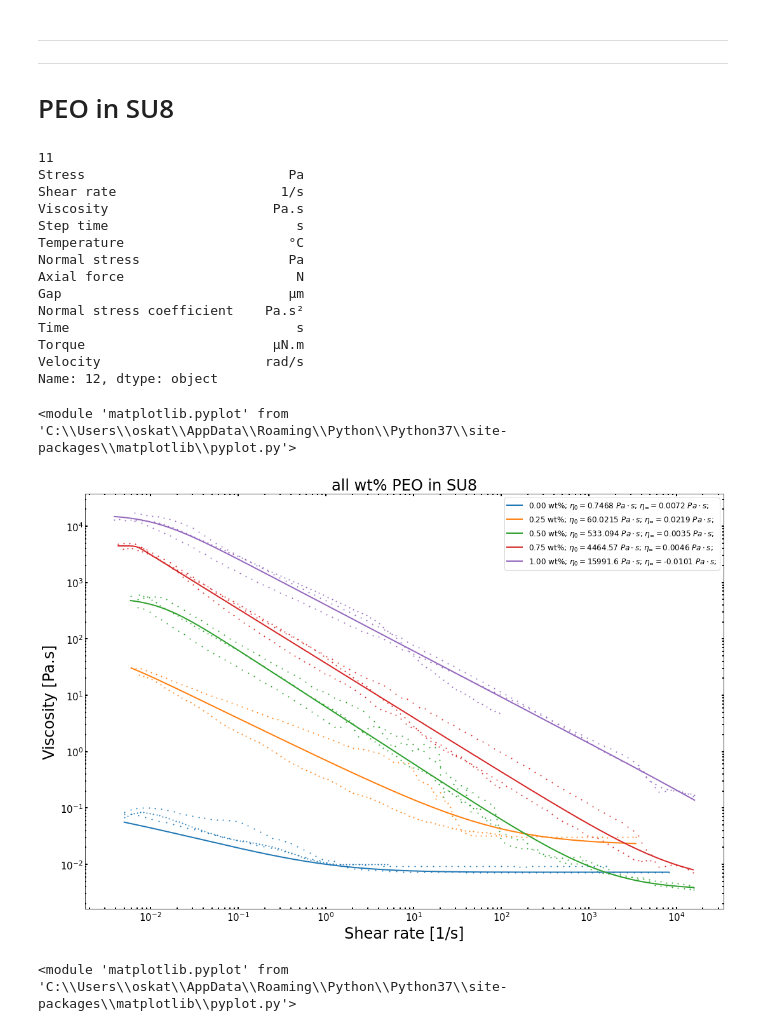
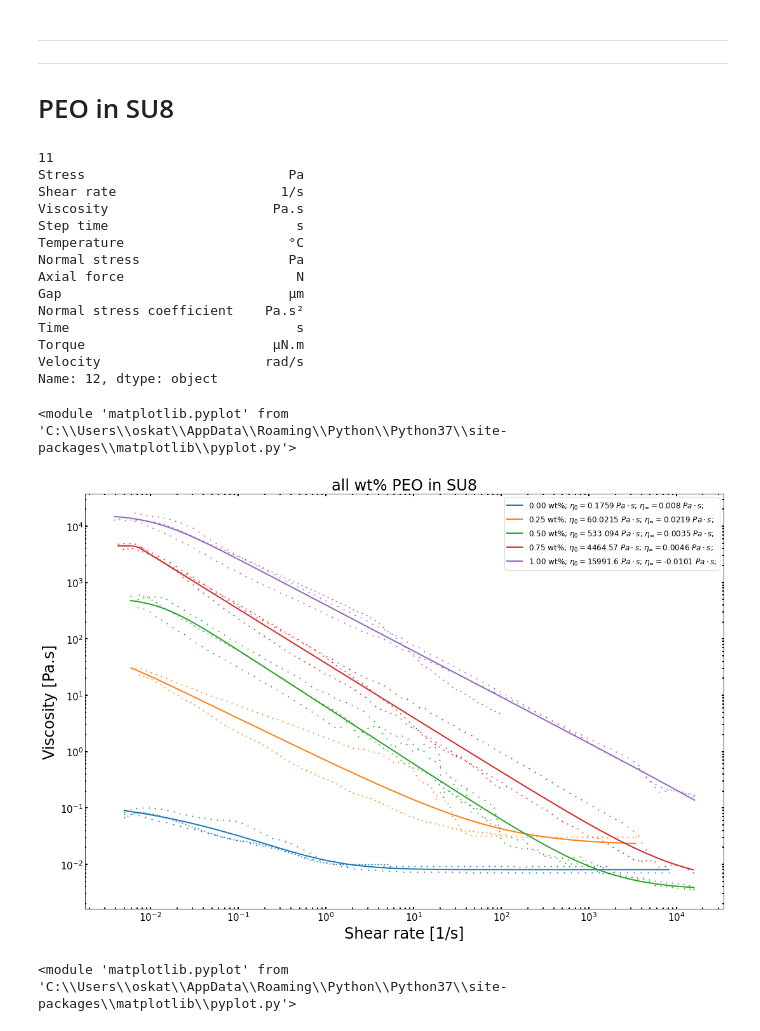
Before and after one commit to KiraSensei13/MNT_ITESM_Thesis, a Jupyter notebook: 9_characterizationRheology/TRIOSplots.ipynb, the cells around one changed output. Saved outputs shown, nothing was run; the diff lists cells and outputs as text; code cells hidden in the pictures.

```diff
--- a/9_characterizationRheology/TRIOSplots.ipynb
+++ b/9_characterizationRheology/TRIOSplots.ipynb
@@ -314,35 +314,35 @@ Name: 12, dtype: object
 # %%
 plotName        = "all wt% PEO in SU8";
 fileNames       = ["./csv/peo_su8_all_000.csv", "./csv/peo_su8_all_025.csv", "./csv/peo_su8_all_050.csv", "./csv/peo_su8_all_075.csv", "./csv/peo_su8_all_100.csv"];
 Model           = [            'CarreauYasuda',                   'Carreau',                   'Carreau',             'CarreauYasuda',             'CarreauYasuda'];
-eta_zero        = [                   0.746811,                     60.0215,                     533.094,                     4464.57,                     15991.6];
-eta_inft        = [                 0.00720699,                   0.0218821,                  0.00350675,                  0.00464033,                  -0.0100825];
-kappa           = [              0.00000227534,                     373.190,                     82.3492,                     144.815,                     91.8066];
-n               = [                   -4.49322,                    0.242361,                  -0.0105593,                   0.0353161,                    0.183502];
-m               = [                   0.142808,                        None,                        None,                     19.2880,                     1.70415];
+eta_zero        = [                   0.175919,                     60.0215,                     533.094,                     4464.57,                     15991.6];
+eta_inft        = [                 0.00801300,                   0.0218821,                  0.00350675,                  0.00464033,                  -0.0100825];
+kappa           = [                   0.873203,                     373.190,                     82.3492,                     144.815,                     91.8066];
+n               = [                   -1.10653,                    0.242361,                  -0.0105593,                   0.0353161,                    0.183502];
+m               = [                   0.369297,                        None,                        None,                     19.2880,                     1.70415];
 fileDescription = [                 "0.00 wt%",                  "0.25 wt%",                  "0.50 wt%",                  "0.75 wt%",                  "1.00 wt%"];
 headDrops       = [                          0,                           0,                           0,                           0,                           0];
 tailDrops       = [                          0,                           0,                           0,                           0,                           0];
 
 # Plot all files in one plot
 compareData_wFits_(plotName, fileNames, headDrops, tailDrops, fileDescription, Model, eta_zero, eta_inft, kappa, n, m);
 # %% [output]
 11
 Stress                          Pa
 Shear rate                     1/s
 Viscosity                     Pa.s
 Step time                        s
 Temperature                     °C
 Normal stress                   Pa
 Axial force                      N
 Gap                             µm
 Normal stress coefficient    Pa.s²
 Time                             s
 Torque                        µN.m
 Velocity                     rad/s
 Name: 12, dtype: object
 <module 'matplotlib.pyplot' from 'C:\\Users\\oskat\\AppData\\Roaming\\Python\\Python37\\site-packages\\matplotlib\\pyplot.py'>
-[figure, old version]
+[figure, new version]
 # %%
 #####
 
```
Also changed, not shown: 4 other files.
